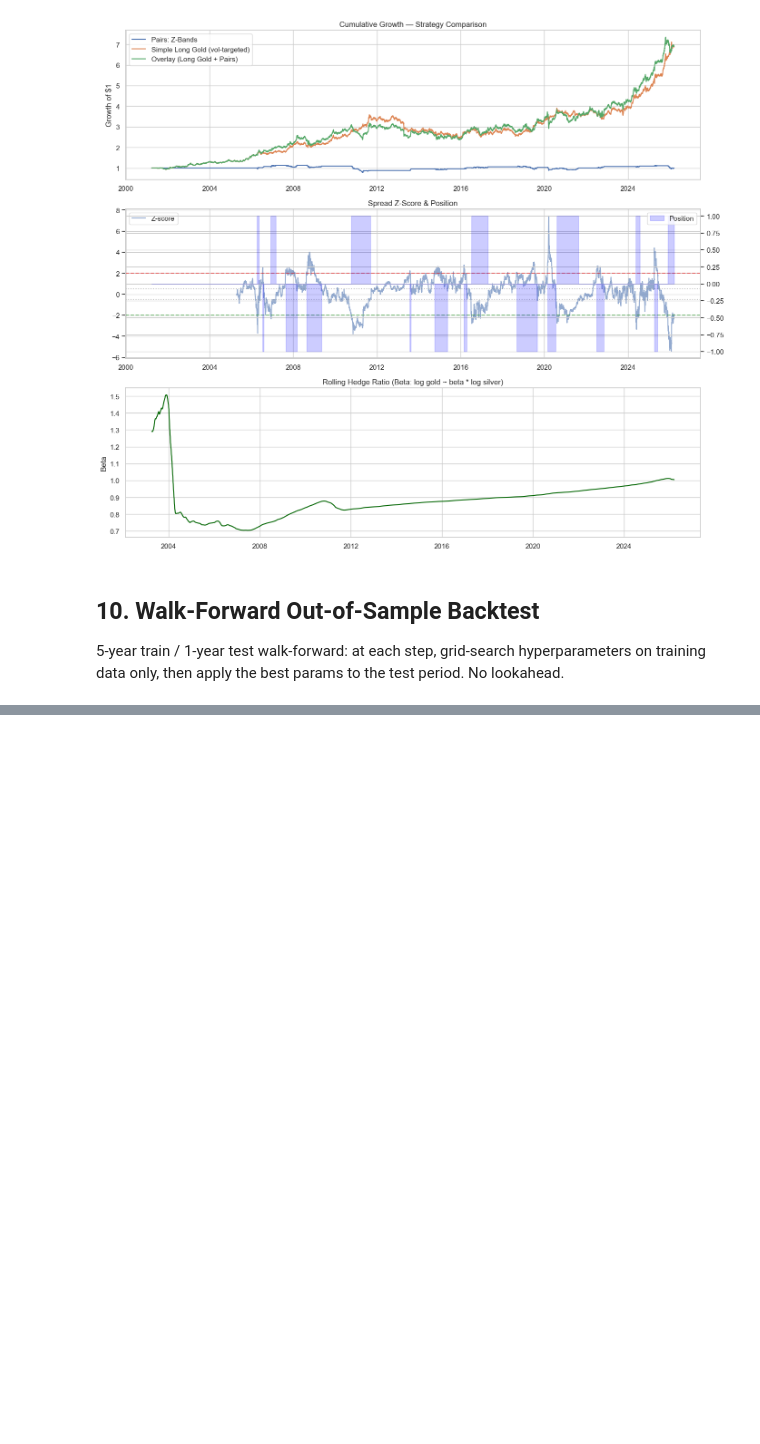
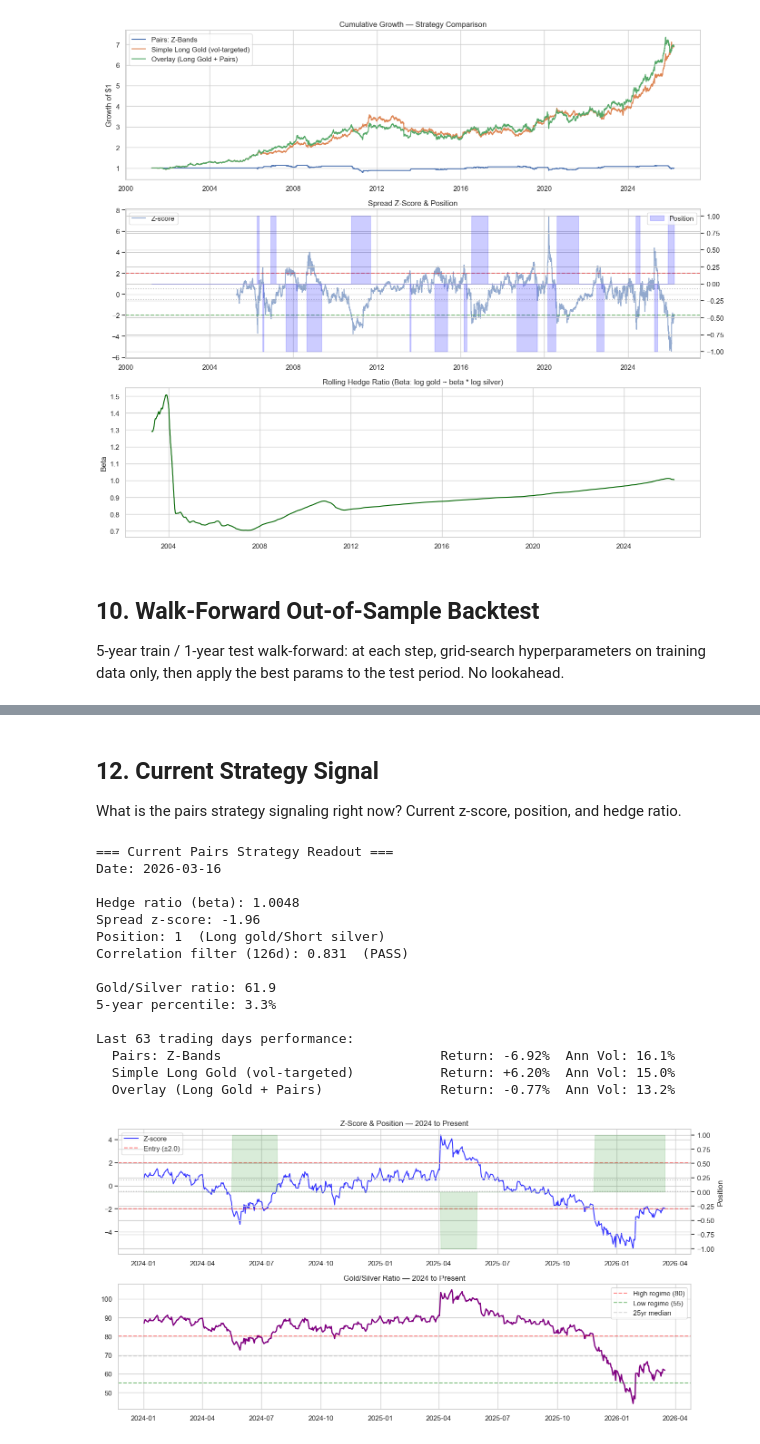
Before and after one commit to GlobalARB/precious-metal-public, a Jupyter notebook: Gold_Silver_Analysis.ipynb, the cells around one changed output, grey strips where cells are left out. Cells and saved outputs as stored; diff of their text form; code cells hidden in the pictures; blank space fills up the shorter version.

```diff
--- a/Gold_Silver_Analysis.ipynb
+++ b/Gold_Silver_Analysis.ipynb
@@ -1051 +1177,74 @@ Walk-Forward Out-of-Sample Metrics:
+# %% [markdown]
+## 12. Current Strategy Signal
+
+What is the pairs strategy signaling right now? Current z-score, position, and hedge ratio.
+# %%
+# ========== Current Strategy Signal ==========
+print("=== Current Pairs Strategy Readout ===")
+print(f"Date: {idx[-1].date()}")
+print(f"\nHedge ratio (beta): {beta_s.iloc[-1]:.4f}")
+print(f"Spread z-score: {zs.iloc[-1]:.2f}" if not np.isnan(zs.iloc[-1]) else "Spread z-score: NaN (warm-up)")
+print(f"Position: {pos_dir.iloc[-1]:.0f}  ({'Long gold/Short silver' if pos_dir.iloc[-1] > 0 else 'Short gold/Long silver' if pos_dir.iloc[-1] < 0 else 'Flat'})")
+print(f"Correlation filter (126d): {corr_recent.iloc[-1]:.3f}  ({'PASS' if regime_ok.iloc[-1] else 'FAIL — below 0.6'})")
+print(f"\nGold/Silver ratio: {prices_all['ratio'].iloc[-1]:.1f}")
+print(f"5-year percentile: {pctile.dropna().iloc[-1]:.1f}%")
+
+# Recent strategy PnL
+recent_30 = all_str_rets.tail(63)  # last quarter
+if len(recent_30) > 20:
+    print(f"\nLast 63 trading days performance:")
+    for col in recent_30.columns:
+        cum = (1 + recent_30[col]).cumprod().iloc[-1] - 1
+        vol = recent_30[col].std(ddof=1) * np.sqrt(252)
+        print(f"  {col:40s}  Return: {cum*100:+.2f}%  Ann Vol: {vol:.1%}")
+
+# Show z-score history for recent period
+fig, axes = plt.subplots(2, 1, figsize=(14, 7))
+
+recent_idx = idx[idx >= pd.Timestamp("2024-01-01")]
+ax = axes[0]
+zs_recent = zs.reindex(recent_idx)
+pos_recent = pos_dir.reindex(recent_idx)
+ax.plot(zs_recent.index, zs_recent, color='blue', alpha=0.8, label="Z-score")
+ax.axhline(ENTRY_Z, color='red', linestyle='--', alpha=0.5, label=f"Entry (±{ENTRY_Z})")
+ax.axhline(-ENTRY_Z, color='red', linestyle='--', alpha=0.5)
+ax.axhline(EXIT_Z, color='grey', linestyle=':', alpha=0.5)
+ax.axhline(-EXIT_Z, color='grey', linestyle=':', alpha=0.5)
+ax2 = ax.twinx()
+ax2.fill_between(pos_recent.index, pos_recent, alpha=0.15, color='green')
+ax2.set_ylabel("Position")
+ax.set_title("Z-Score & Position — 2024 to Present")
+ax.legend(loc='upper left')
+ax.grid(True)
+
+# Ratio in recent period with regime bands
+ax = axes[1]
+ratio_recent = prices_all["ratio"].reindex(recent_idx)
+ax.plot(ratio_recent.index, ratio_recent, color='purple', linewidth=2)
+ax.axhline(80, color='red', linestyle='--', alpha=0.5, label="High regime (80)")
+ax.axhline(55, color='green', linestyle='--', alpha=0.5, label="Low regime (55)")
+ax.axhline(69.3, color='grey', linestyle='--', alpha=0.3, label="25yr median")
+ax.set_title("Gold/Silver Ratio — 2024 to Present")
+ax.legend()
+ax.grid(True)
+
+plt.tight_layout()
+plt.show()
+# %% [output]
+=== Current Pairs Strategy Readout ===
+Date: 2026-03-16
+
+Hedge ratio (beta): 1.0048
+Spread z-score: -1.96
+Position: 1  (Long gold/Short silver)
+Correlation filter (126d): 0.831  (PASS)
+
+Gold/Silver ratio: 61.9
+5-year percentile: 3.3%
+
+Last 63 trading days performance:
+  Pairs: Z-Bands                            Return: -6.92%  Ann Vol: 16.1%
+  Simple Long Gold (vol-targeted)           Return: +6.20%  Ann Vol: 15.0%
+  Overlay (Long Gold + Pairs)               Return: -0.77%  Ann Vol: 13.2%
+[figure, added]
 # %% [markdown]
```
Also changed, not shown: parts of 12 cells of this notebook.
